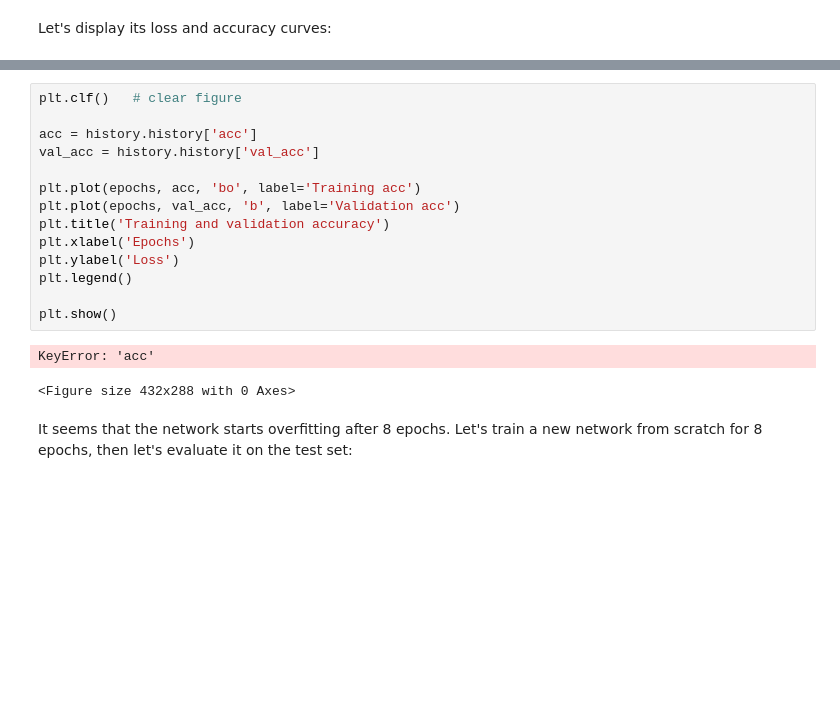
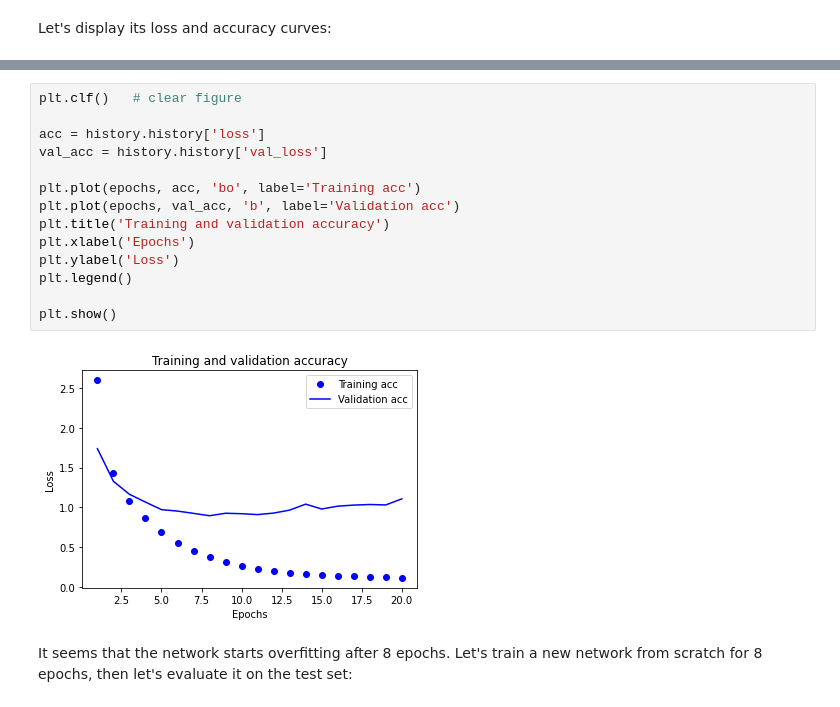
Before and after one commit to wyliehampson/EDS-232-Lab4, a Jupyter notebook: 3.6-classifying-newswires.ipynb, the cells around one changed output, grey strips where cells are left out. Drawn from its saved outputs; the diff is of its cells as text; blank space fills up the shorter version.

```diff
--- a/3.6-classifying-newswires.ipynb
+++ b/3.6-classifying-newswires.ipynb
@@ -241,20 +223,19 @@ plt.show()
 # %%
 plt.clf()   # clear figure
 
-acc = history.history['acc']
-val_acc = history.history['val_acc']
+acc = history.history['loss']
+val_acc = history.history['val_loss']
 
 plt.plot(epochs, acc, 'bo', label='Training acc')
 plt.plot(epochs, val_acc, 'b', label='Validation acc')
 plt.title('Training and validation accuracy')
 plt.xlabel('Epochs')
 plt.ylabel('Loss')
 plt.legend()
 
 plt.show()
 # %% [output]
-KeyError: 'acc'
-<Figure size 432x288 with 0 Axes>
+[figure, added]
 # %% [markdown]
 It seems that the network starts overfitting after 8 epochs. Let's train a new network from scratch for 8 epochs, then let's evaluate it on
 the test set:
```
Also changed, not shown: parts of 11 cells of this notebook, 1 other file.
